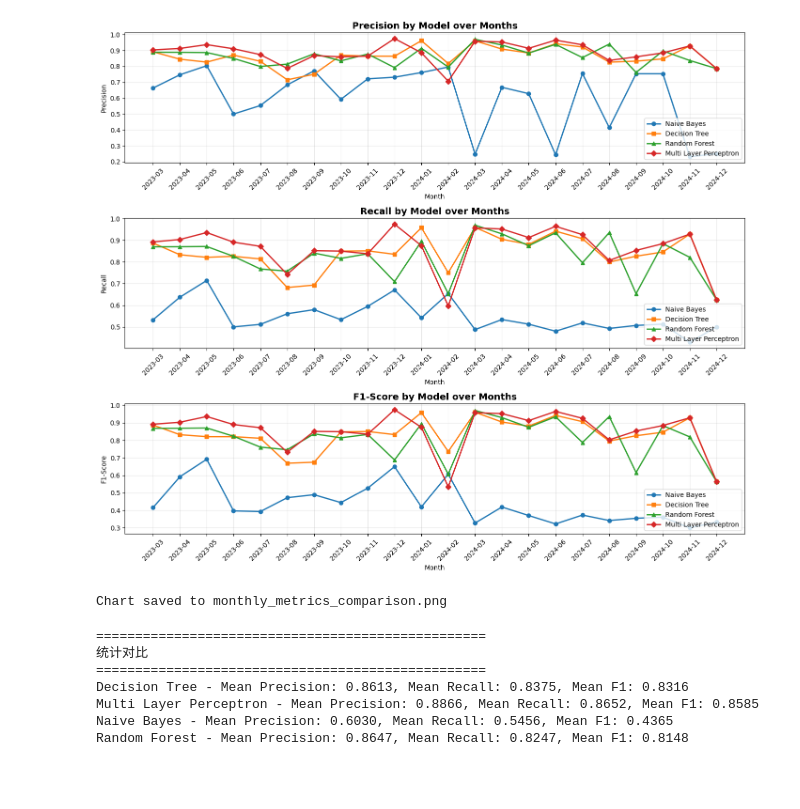
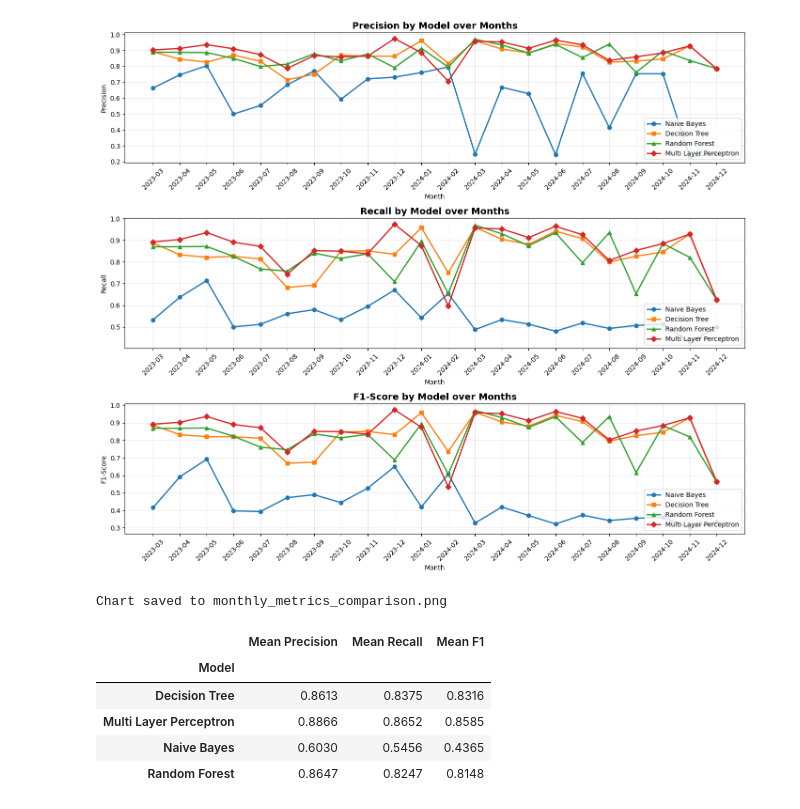
Before and after one commit to Kirin2003/MalGuard, a Jupyter notebook: model_training/plot_results.ipynb, the cells around one changed output. Saved outputs shown, nothing was run; the diff lists cells and outputs as text; code cells hidden in the pictures; blank space fills up the shorter version.

Commit message:
fix: add stat analysis in plot_results and fix analyze_miscalssified

```diff
--- a/model_training/plot_results.ipynb
+++ b/model_training/plot_results.ipynb
@@ -70,22 +70,14 @@ print("\nChart saved to monthly_metrics_comparison.png")
 [figure]
 Chart saved to monthly_metrics_comparison.png
 # %%
-# 计算每个模型的平均指标
-mean_stats = results_df.groupby('Model')[['Precision', 'Recall', 'F1']].mean()
-
-print("==================================================")
-print("统计对比")
-print("==================================================")
-for model in mean_stats.index:
-    p = mean_stats.loc[model, 'Precision']
-    r = mean_stats.loc[model, 'Recall']
-    f = mean_stats.loc[model, 'F1']
-    print(f"{model} - Mean Precision: {p:.4f}, Mean Recall: {r:.4f}, Mean F1: {f:.4f}")
+# 计算每个模型的平均指标（表格形式）
+mean_stats = results_df.groupby('Model')[['Precision', 'Recall', 'F1']].mean().round(4)
+mean_stats.columns = ['Mean Precision', 'Mean Recall', 'Mean F1']
+mean_stats
 # %% [output]
-==================================================
-统计对比
-==================================================
-Decision Tree - Mean Precision: 0.8613, Mean Recall: 0.8375, Mean F1: 0.8316
-Multi Layer Perceptron - Mean Precision: 0.8866, Mean Recall: 0.8652, Mean F1: 0.8585
-Naive Bayes - Mean Precision: 0.6030, Mean Recall: 0.5456, Mean F1: 0.4365
-Random Forest - Mean Precision: 0.8647, Mean Recall: 0.8247, Mean F1: 0.8148
+|  | Mean Precision | Mean Recall | Mean F1 |
+| Model |  |  |  |
+| Decision Tree | 0.8613 | 0.8375 | 0.8316 |
+| Multi Layer Perceptron | 0.8866 | 0.8652 | 0.8585 |
+| Naive Bayes | 0.6030 | 0.5456 | 0.4365 |
+| Random Forest | 0.8647 | 0.8247 | 0.8148 |
```
Also changed, not shown: 1 other file.
